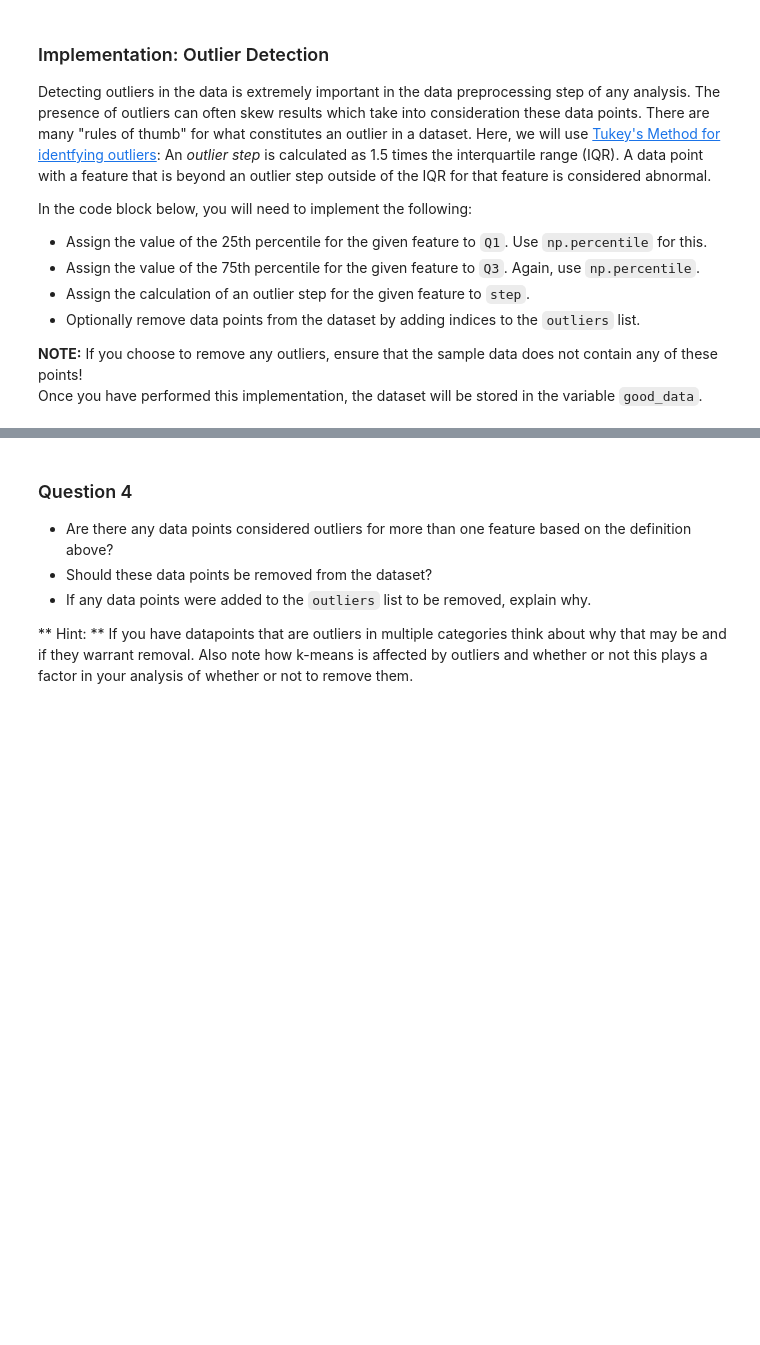
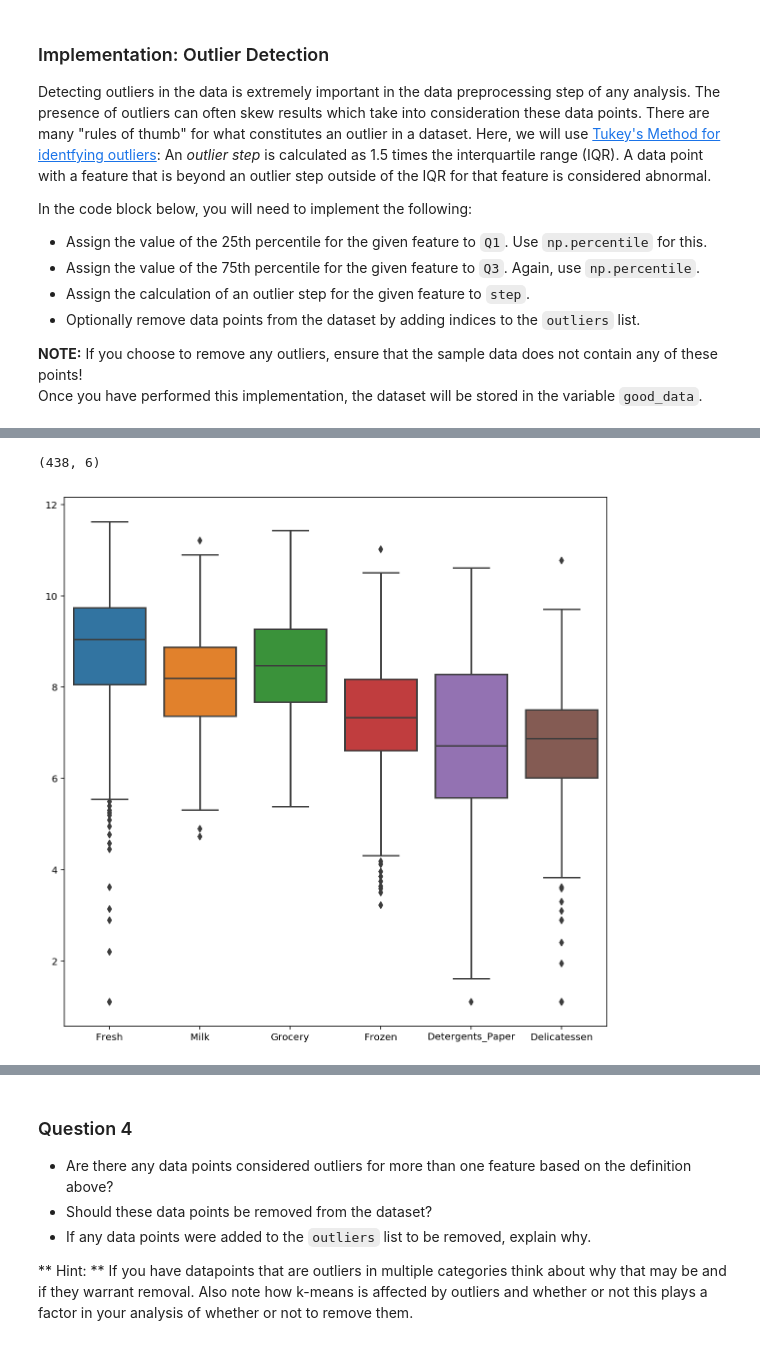
Before and after one commit to numanyilmaz/customer_segment, a Jupyter notebook: customer_segments.ipynb, the cells around one changed output, grey strips where cells are left out. Drawn from its saved outputs; the diff is of its cells as text; code cells hidden in the pictures; blank space fills up the shorter version.

```diff
--- a/customer_segments.ipynb
+++ b/customer_segments.ipynb
@@ -320,0 +398,16 @@ good_data = log_data.drop(log_data.index[outliers]).reset_index(drop = True)
+# %%
+# OPTIONAL: Select the indices for data points you wish to remove
+outliers  = [75, 154]
+
+# Remove the outliers, if any were specified
+good_data = log_data.drop(log_data.index[outliers]).reset_index(drop = True)
+# %%
+# 10 rows removed
+good_data.shape
+# %% [output]
+(438, 6)
+# %%
+plt.figure(figsize=(10, 10))
+sns.boxplot(data=good_data);
+# %% [output]
+[figure, added]
```
Also changed, not shown: parts of 19 cells of this notebook.
